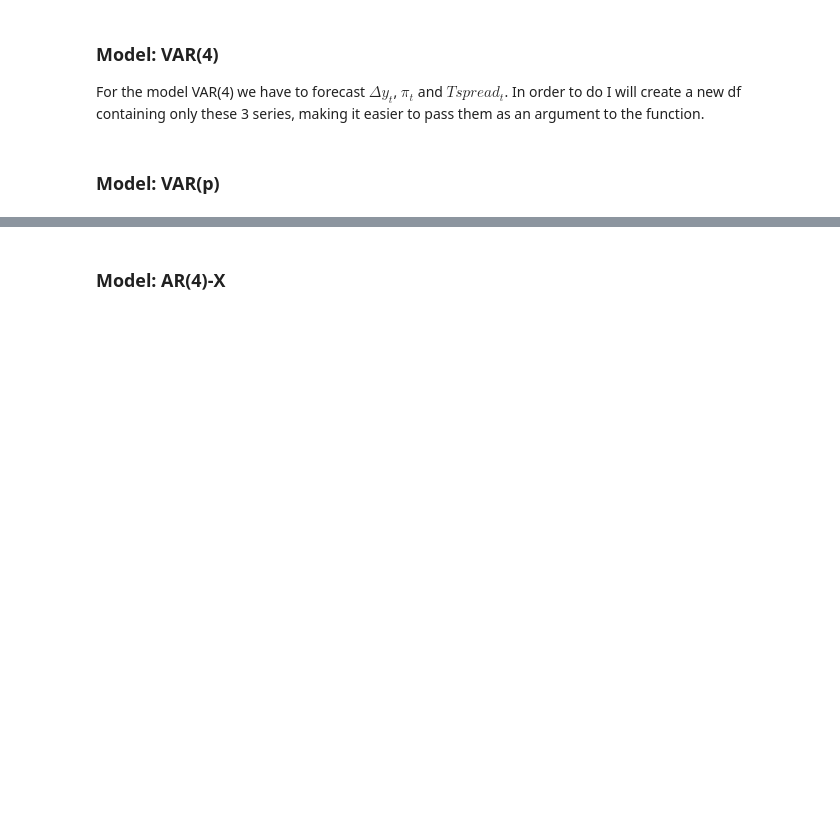
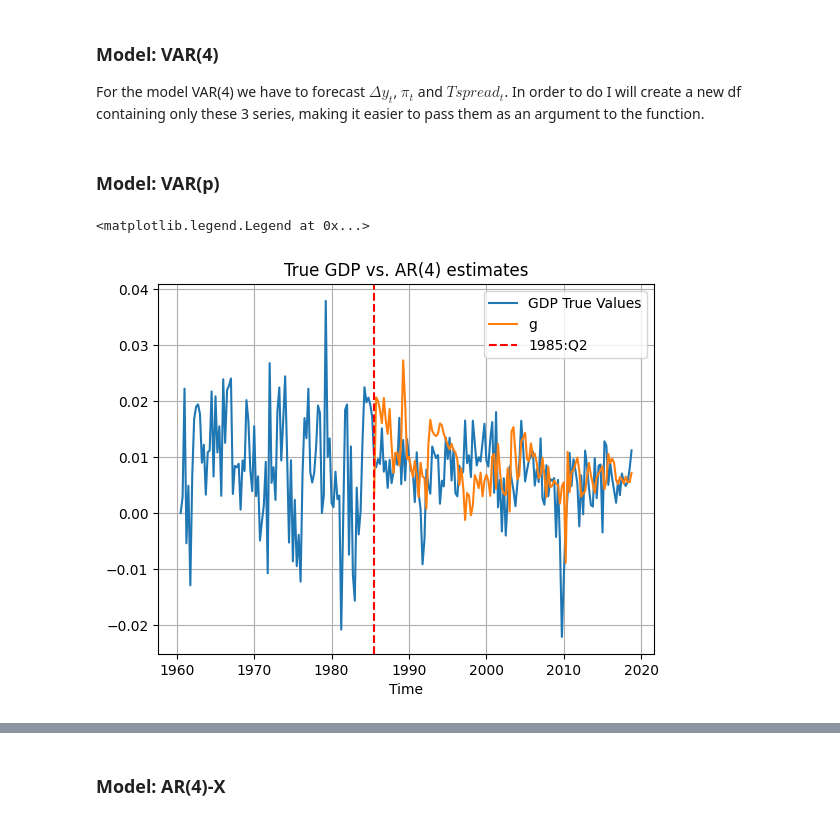
Before and after one commit to giordanovitale/Time-Series-Project, a Jupyter notebook: ts_project.ipynb, the cells around one changed output, grey strips where cells are left out. Saved outputs shown, nothing was run; the diff lists cells and outputs as text; code cells hidden in the pictures; blank space fills up the shorter version.

```diff
--- a/ts_project.ipynb
+++ b/ts_project.ipynb
@@ -234,7 +233,7 @@ for i in range(1, 135):
 
     # create the model and fit it
     var_p_model = VAR(current_window)
-    x = var_p_model.select_order()
+    x = var_p_model.select_order(maxlags=8)
     p = x.selected_orders['aic']
 
     var_p_results = var_p_model.fit(p)
@@ -250,3 +249,17 @@ for i in range(1, 135):
 
     # roll the window
     t += 1
+
+    print(p)
+# %%
+plt.plot(df['Time'], df['delta_log_GDP'], label='GDP True Values')
+plt.plot(df['Time'].iloc[100:], var_p_forecasts['delta_log_GDP'], label='g')
+plt.title('True GDP vs. AR(4) estimates')
+plt.xlabel('Time')
+plt.grid()
+plt.xlim()
+plt.axvline(x=pd.to_datetime('1985-06-30'), color='red', linestyle='--', label='1985:Q2')
+plt.legend()
+# %% [output]
+<matplotlib.legend.Legend at 0x...>
+[figure, added]
```
Also changed, not shown: parts of 12 cells of this notebook.
